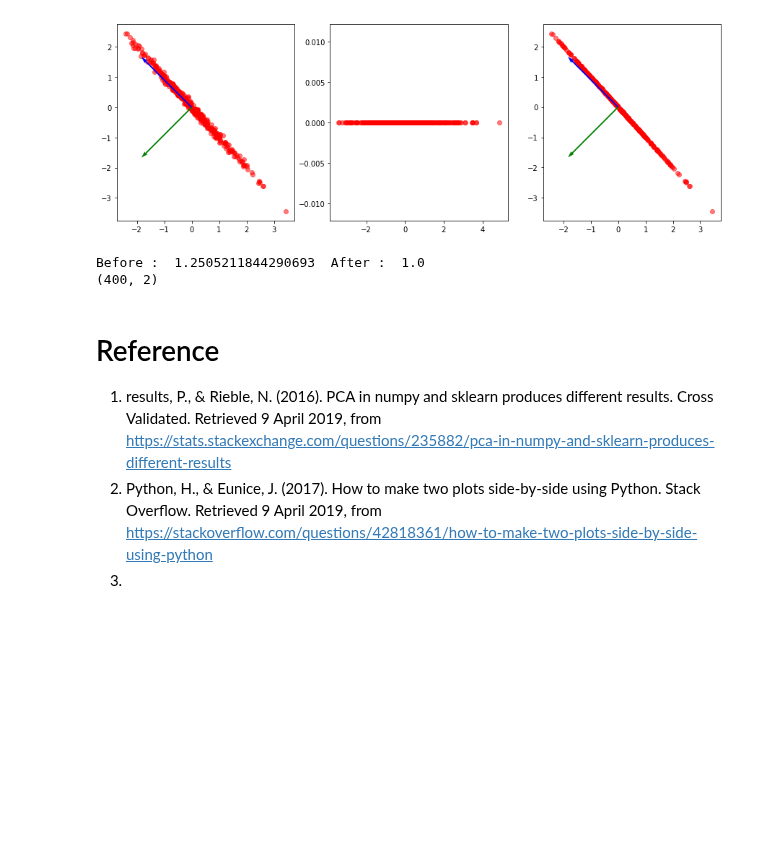
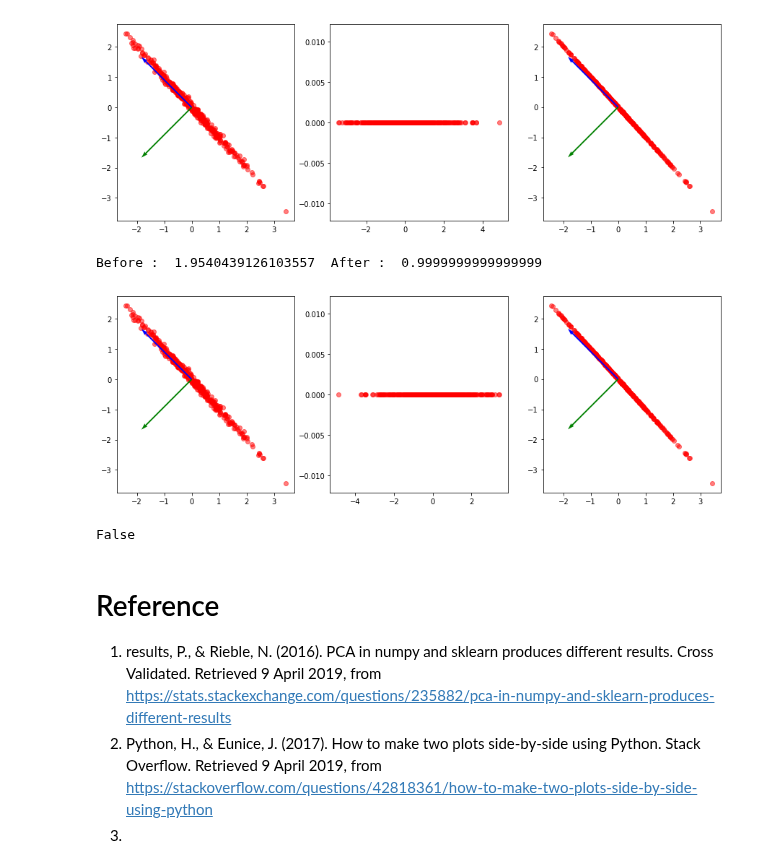
Before and after one commit to JaeDukSeo/Daily-Neural-Network-Practice-3, a Jupyter notebook: sandbox full of trash/Linear Algebra/start and explore.ipynb, the cells around one changed output. Drawn from its saved outputs; the diff is of its cells as text; code cells hidden in the pictures; blank space fills up the shorter version.

```diff
--- a/sandbox full of trash/Linear Algebra/start and explore.ipynb
+++ b/sandbox full of trash/Linear Algebra/start and explore.ipynb
@@ -52,17 +52,37 @@ plt.show()
 # %%
 # simple method
 w = np.random.randn(2,1)
 print('Before : ',np.sqrt(np.sum(w**2)),end=' ')
 w = w/(np.sqrt(np.sum(w**2)))
 print(' After : ',np.sqrt(np.sum(w**2)))
 w = (np.eye(2)-0.5 * X.T @ X ) @ w
 w = w/(np.sqrt(np.sum(w**2)))
 
 projected_mine = X @ w
 recover_mine   = projected_mine @ w.T
+
+plt.figure(figsize=(15,5))
+plt.subplot(1, 3, 1)
+plt.scatter(X[:, 0], X[:,1], color='red', alpha=0.5)
+plt.quiver(X.mean(0)[0], X.mean(0)[1], evector[0,0],evector[0,1], color=['b'], scale=2.5)
+plt.quiver(X.mean(0)[0], X.mean(0)[1], evector[1,0],evector[1,1], color=['g'], scale=2.5)
+
+plt.subplot(1, 3, 2)
+plt.scatter(projected_mine,np.zeros(len(projected)), color='red', alpha=0.5)
+
+plt.subplot(1, 3, 3)
+plt.scatter(recover_mine[:, 0], recover_mine[:,1], color='red', alpha=0.5)
+plt.quiver(X.mean(0)[0], X.mean(0)[1], evector[0,0],evector[0,1], color=['b'], scale=2.5)
+plt.quiver(X.mean(0)[0], X.mean(0)[1], evector[1,0],evector[1,1], color=['g'], scale=2.5)
+
+plt.show()
 # %% [output]
-Before :  1.2505211844290693  After :  1.0
-(400, 2)
+Before :  1.9540439126103557  After :  0.9999999999999999
+[figure, added]
+# %%
+print(np.allclose(np.round(recover_mine,3),recovered,3)))
+# %% [output]
+False
 # %% [markdown]
 # Reference
 1. results, P., & Rieble, N. (2016). PCA in numpy and sklearn produces different results. Cross Validated. Retrieved 9 April 2019, from https://stats.stackexchange.com/questions/235882/pca-in-numpy-and-sklearn-produces-different-results
```
